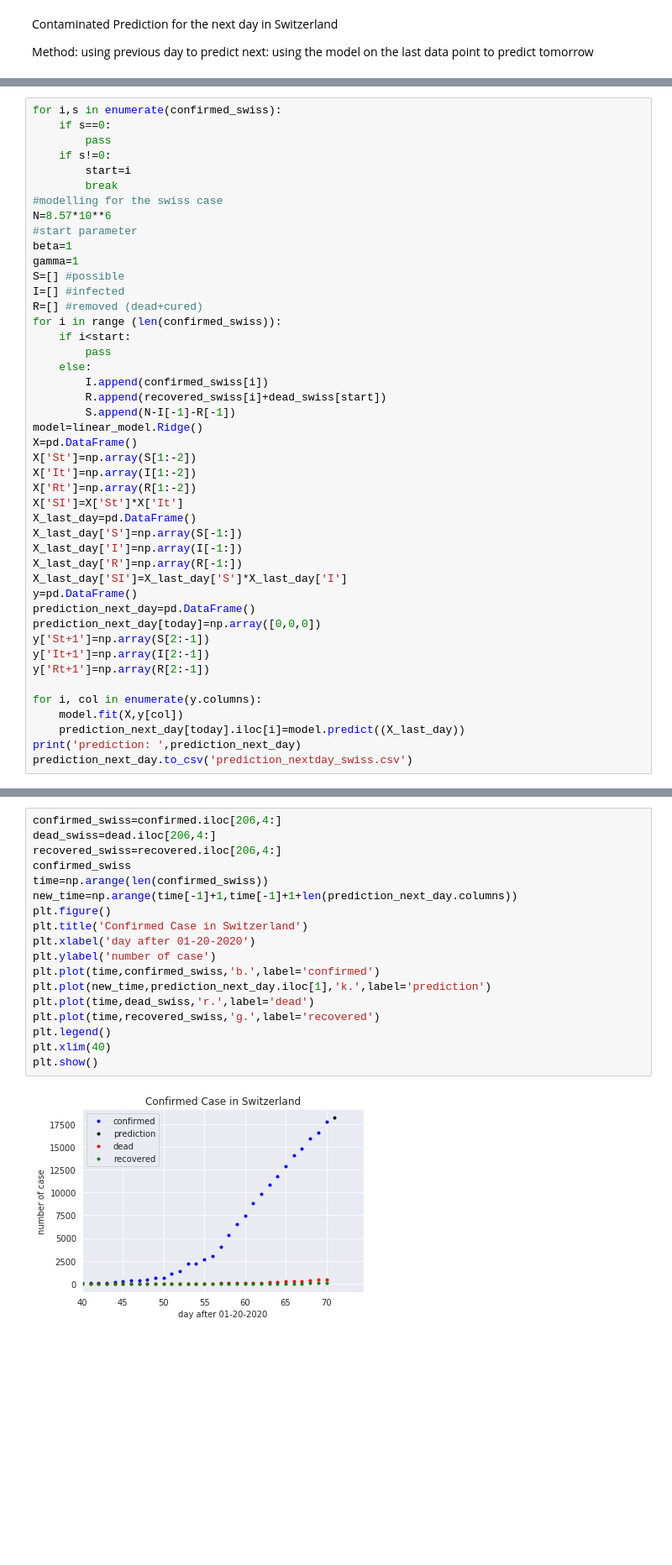
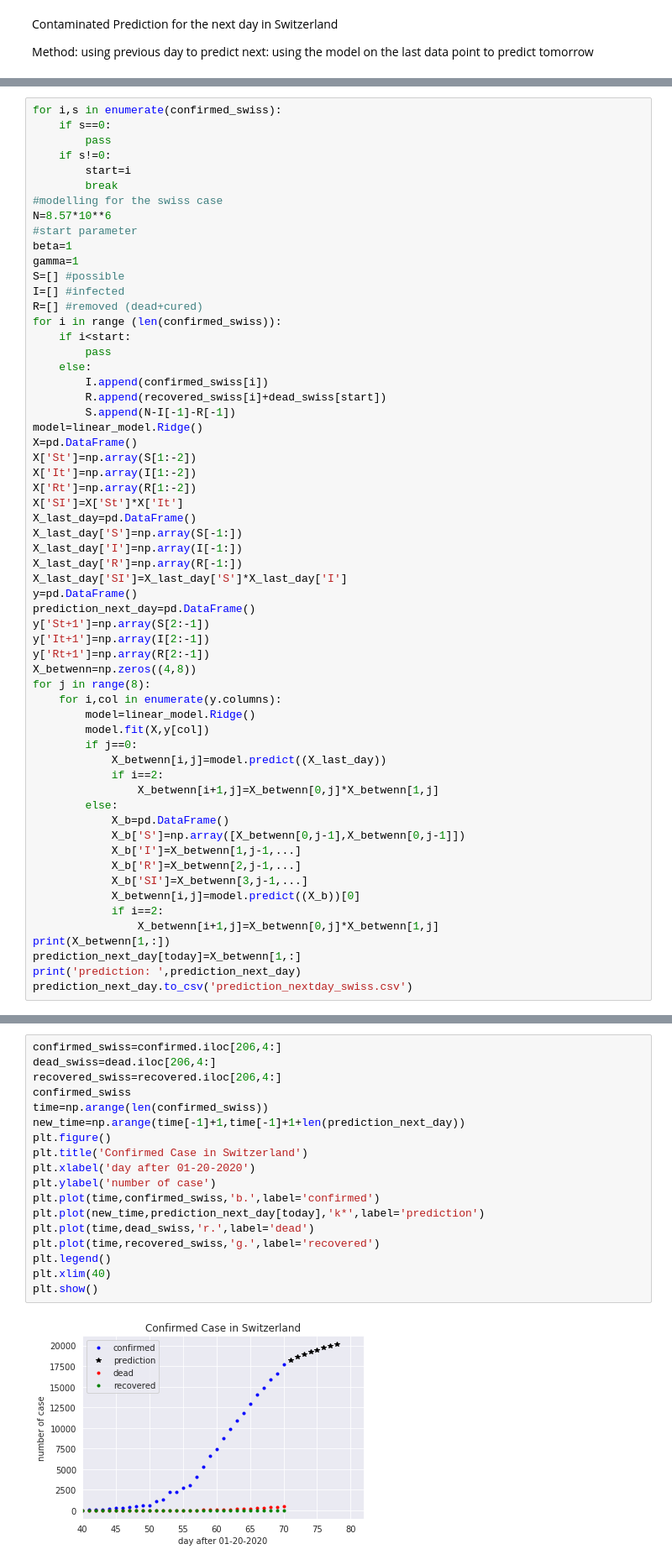
Before and after one commit to orielkiss/covid19, a Jupyter notebook: Covid_Data_Exploration.ipynb, the cells around one changed output, grey strips where cells are left out. Shown at 84% size. Drawn from its saved outputs; the diff is of its cells as text; blank space fills up the shorter version.

Commit message:
Add files via upload
1 week prediction for switzerland

```diff
--- a/Covid_Data_Exploration.ipynb
+++ b/Covid_Data_Exploration.ipynb
@@ -162,14 +164,29 @@ X_last_day['R']=np.array(R[-1:])
 X_last_day['SI']=X_last_day['S']*X_last_day['I']
 y=pd.DataFrame()
 prediction_next_day=pd.DataFrame()
-prediction_next_day[today]=np.array([0,0,0])
 y['St+1']=np.array(S[2:-1])
 y['It+1']=np.array(I[2:-1])
 y['Rt+1']=np.array(R[2:-1])
-
-for i, col in enumerate(y.columns):
-    model.fit(X,y[col])
-    prediction_next_day[today].iloc[i]=model.predict((X_last_day))
+X_betwenn=np.zeros((4,8))
+for j in range(8):
+    for i,col in enumerate(y.columns):
+        model=linear_model.Ridge()
+        model.fit(X,y[col])
+        if j==0:
+            X_betwenn[i,j]=model.predict((X_last_day))
+            if i==2:
+                X_betwenn[i+1,j]=X_betwenn[0,j]*X_betwenn[1,j]
+        else:
+            X_b=pd.DataFrame()
+            X_b['S']=np.array([X_betwenn[0,j-1],X_betwenn[0,j-1]])
+            X_b['I']=X_betwenn[1,j-1,...]
+            X_b['R']=X_betwenn[2,j-1,...]
+            X_b['SI']=X_betwenn[3,j-1,...]
+            X_betwenn[i,j]=model.predict((X_b))[0]
+            if i==2:
+                X_betwenn[i+1,j]=X_betwenn[0,j]*X_betwenn[1,j]
+print(X_betwenn[1,:])
+prediction_next_day[today]=X_betwenn[1,:]
 print('prediction: ',prediction_next_day)
 prediction_next_day.to_csv('prediction_nextday_swiss.csv')
 # %% [output]
@@ -180,20 +204,20 @@ prediction:       02-04-2020
 # %%
 confirmed_swiss=confirmed.iloc[206,4:]
 dead_swiss=dead.iloc[206,4:]
 recovered_swiss=recovered.iloc[206,4:]
 confirmed_swiss
 time=np.arange(len(confirmed_swiss))
-new_time=np.arange(time[-1]+1,time[-1]+1+len(prediction_next_day.columns))
+new_time=np.arange(time[-1]+1,time[-1]+1+len(prediction_next_day))
 plt.figure()
 plt.title('Confirmed Case in Switzerland')
 plt.xlabel('day after 01-20-2020')
 plt.ylabel('number of case')
 plt.plot(time,confirmed_swiss,'b.',label='confirmed')
-plt.plot(new_time,prediction_next_day.iloc[1],'k.',label='prediction')
+plt.plot(new_time,prediction_next_day[today],'k*',label='prediction')
 plt.plot(time,dead_swiss,'r.',label='dead')
 plt.plot(time,recovered_swiss,'g.',label='recovered')
 plt.legend()
 plt.xlim(40)
 plt.show()
 # %% [output]
-[figure, old version]
+[figure, new version]
```
Also changed, not shown: parts of 2 cells of this notebook, 1 other file.
